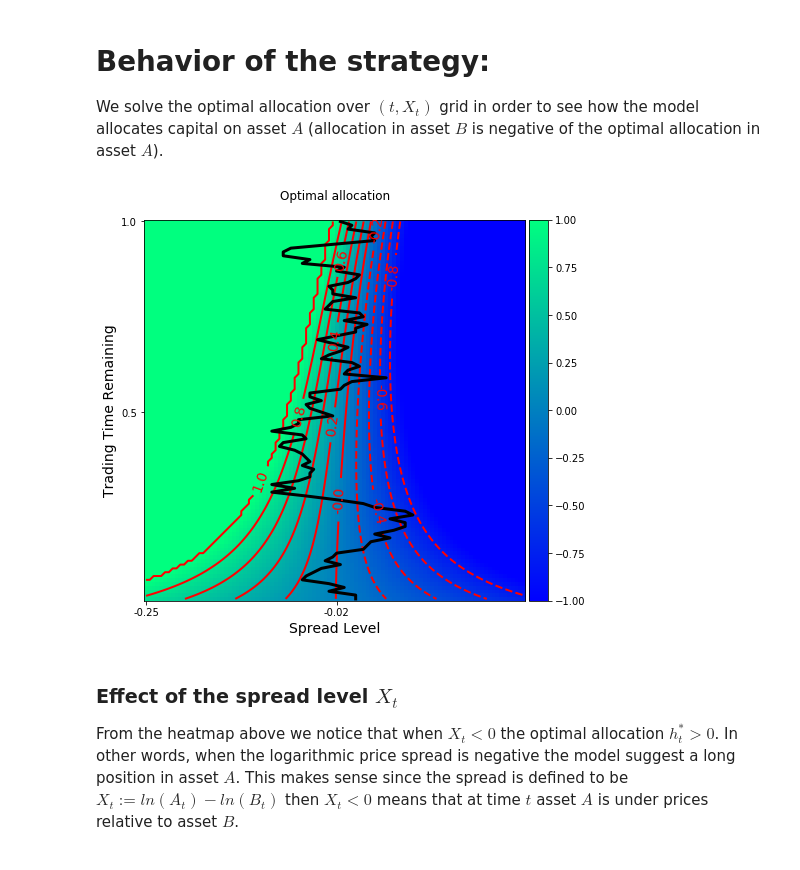
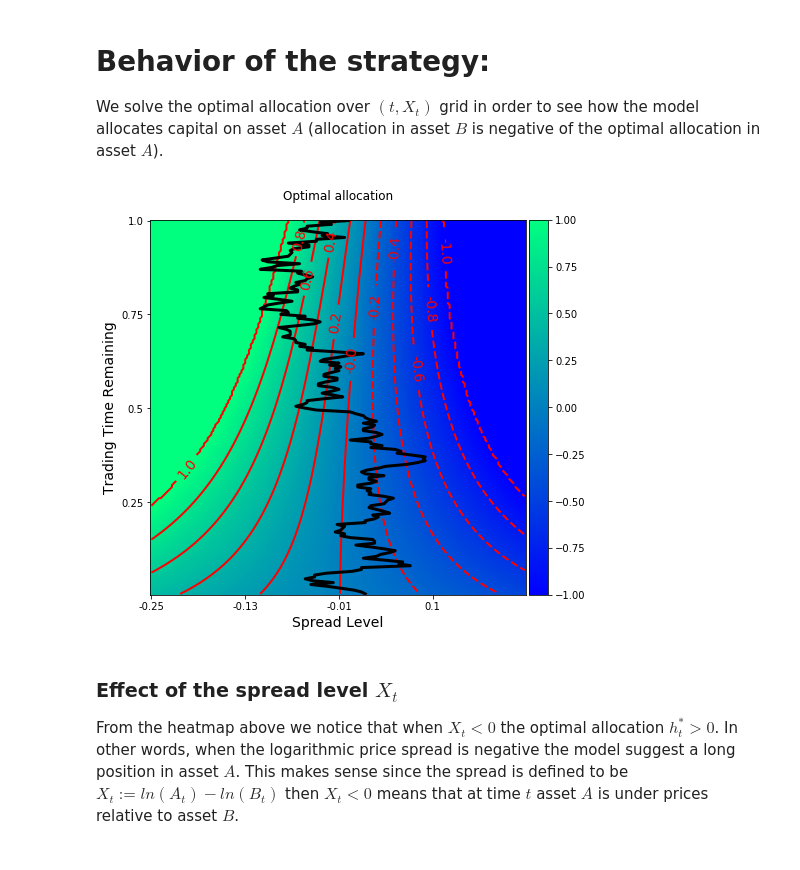
Before and after one commit to jshellen/statarb, a Jupyter notebook: Pairs_Trading_Strategy_Notes.ipynb, the cells around one changed output. Saved outputs shown, nothing was run; the diff lists cells and outputs as text; code cells hidden in the pictures.

```diff
--- a/Pairs_Trading_Strategy_Notes.ipynb
+++ b/Pairs_Trading_Strategy_Notes.ipynb
@@ -15,17 +15,20 @@ $dV_{t} = \left[h_t(\kappa (\theta - X_t)+ \frac{1}{2}\eta^{2}+\rho \sigma \eta
 # %%
-from src.simulation.simulate_cointegrated_assets import simulate_cointegrated_assets
+from src.simulation.simulate_cointegrated_assets import simulate_ou_spread
 
-N_sim   = 1
-N_steps = 500
 B_0     = 100
+X_0     = 0.0
 mu      = 0.05
 kappa   = 5.5
 theta   = 0.0
 eta     = 0.15
 sigma_B = 0.15
-dt      = 1.0/250.0
 
-A,B,X = simulate_cointegrated_assets(N_sim,N_steps,B_0,mu,kappa,theta,eta,sigma_B,dt)
+N_sim   = 1
+N_steps = 500
+T = 2.0
+dt = T / N_steps
+
+A,B,X = simulate_ou_spread(N_sim, N_steps, B_0, X_0, kappa, theta, eta, mu, sigma_B, dt)
 
 
 import matplotlib.pyplot as plt
@@ -58,25 +61,24 @@ $dX_{t} = \kappa (\theta - X_t)dt + \eta dW_{t}^{x}$
 
 These parameters may be estimated using OLS.
 # %%
-from src.optimal_controls.ou_params import Ornstein_Uhlenbeck_Parameters
-from src.optimal_controls.ou_spread_model_parameters import OU_Spread_Model_Parameters
+from src.optimal_controls.ou_params import OrnsteinUhlenbeckProcessParameters
+from src.optimal_controls.ou_spread_model_parameters import OUSpreadModelStrategyParameters
 
 # Estimate spread parameters
-ou_params = Ornstein_Uhlenbeck_Parameters()
-success   = ou_params.estimate_using_ols(A,B,dt)
-if(success):
-    print('OLS estimates are:')
-    print(ou_params)
-else:
+try:
+    ou_params = OrnsteinUhlenbeckProcessParameters.ols_parameter_estimation(A, B, dt)
+    print('OLS estimates are \n {}'.format(ou_params))
+except Exception as exn:
     print('Failed to estimate model parameters!')
+    raise(exn)
 
 # Create trading model parameters
 nominal  = 1000000
 symbol_A = 'A'
 symbol_B = 'B'
-horizon  = None
+horizon  = 1.0
 risk_tol = -float(100)
 max_leverage = 1
 
-model_params = OU_Spread_Model_Parameters(nominal, symbol_A, symbol_B, horizon, risk_tol, max_leverage)
+model_params = OUSpreadModelStrategyParameters(nominal, symbol_A, symbol_B, horizon, risk_tol, max_leverage)
 # %% [output]
@@ -89,9 +91,9 @@ We solve the optimal allocation over $(t , X_t)$ grid in order to see how the mo
 # %%
 from utils.plot_utils import plot_optimal_solution
 
-plot_optimal_solution(X,ou_params,model_params,100)
+plot_optimal_solution(X, ou_params, model_params, 200)
 # %% [output]
-[figure, old version]
+[figure, new version]
 # %% [markdown]
 ### Effect of the spread level $X_t$
 From the heatmap above we notice that when $X_t<0$ the optimal allocation $h_{t}^{*} > 0$. In other words, when the logarithmic price spread is negative the model suggest a long position in asset $A$. This makes sense since the spread is defined to be $X_t := ln(A_t) - ln(B_t)$ then $X_t < 0$ means that at time $t$ asset $A$ is under prices relative to asset $B$.
```
Also changed, not shown: parts of 3 cells of this notebook, 3 other files.
